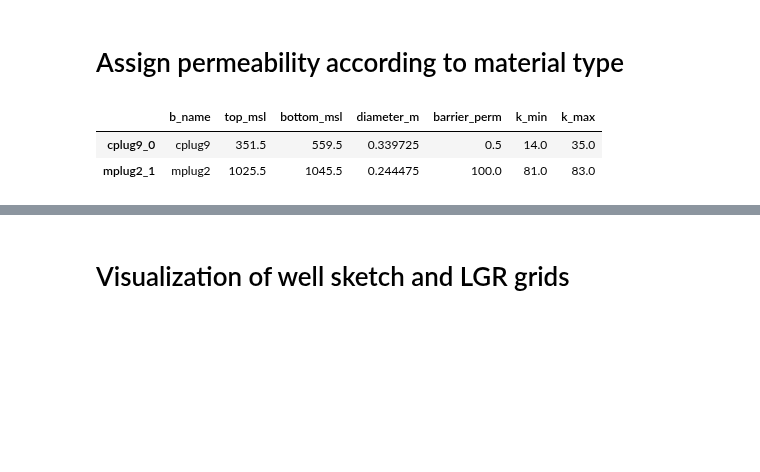
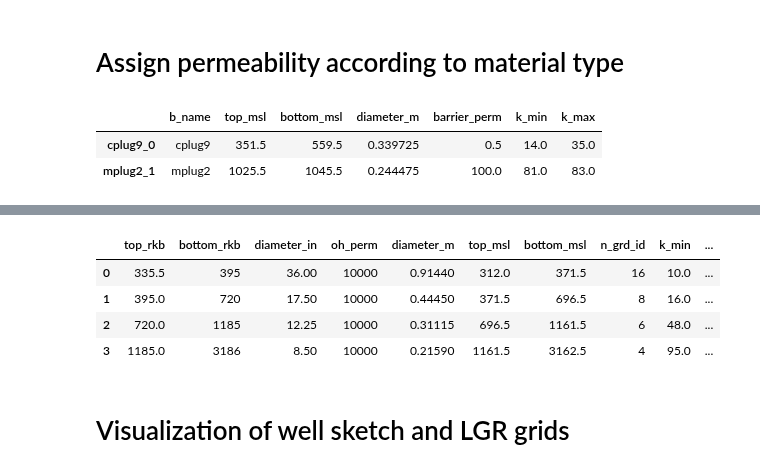
Before and after one commit to equinor/WINC_OnePager, a Jupyter notebook: notebooks/GaP-WellClass.ipynb, the cells around one changed output, grey strips where cells are left out. Cells and saved outputs as stored; diff of their text form; code cells hidden in the pictures; blank space fills up the shorter version.

```diff
--- a/notebooks/GaP-WellClass.ipynb
+++ b/notebooks/GaP-WellClass.ipynb
@@ -632,3 +640,11 @@ barriers_mod_df
+# %%
+drilling_df
+# %% [output]
+|  | top_rkb | bottom_rkb | diameter_in | oh_perm | diameter_m | top_msl | bottom_msl | n_grd_id | k_min | ... |
+| 0 | 335.5 | 395 | 36.00 | 10000 | 0.91440 | 312.0 | 371.5 | 16 | 10.0 | ... |
+| 1 | 395.0 | 720 | 17.50 | 10000 | 0.44450 | 371.5 | 696.5 | 8 | 16.0 | ... |
+| 2 | 720.0 | 1185 | 12.25 | 10000 | 0.31115 | 696.5 | 1161.5 | 6 | 48.0 | ... |
+| 3 | 1185.0 | 3186 | 8.50 | 10000 | 0.21590 | 1161.5 | 3162.5 | 4 | 95.0 | ... |
 # %%
 # set permeability according to material type
 
```
Also changed, not shown: parts of 5 cells of this notebook, 29 other files.
